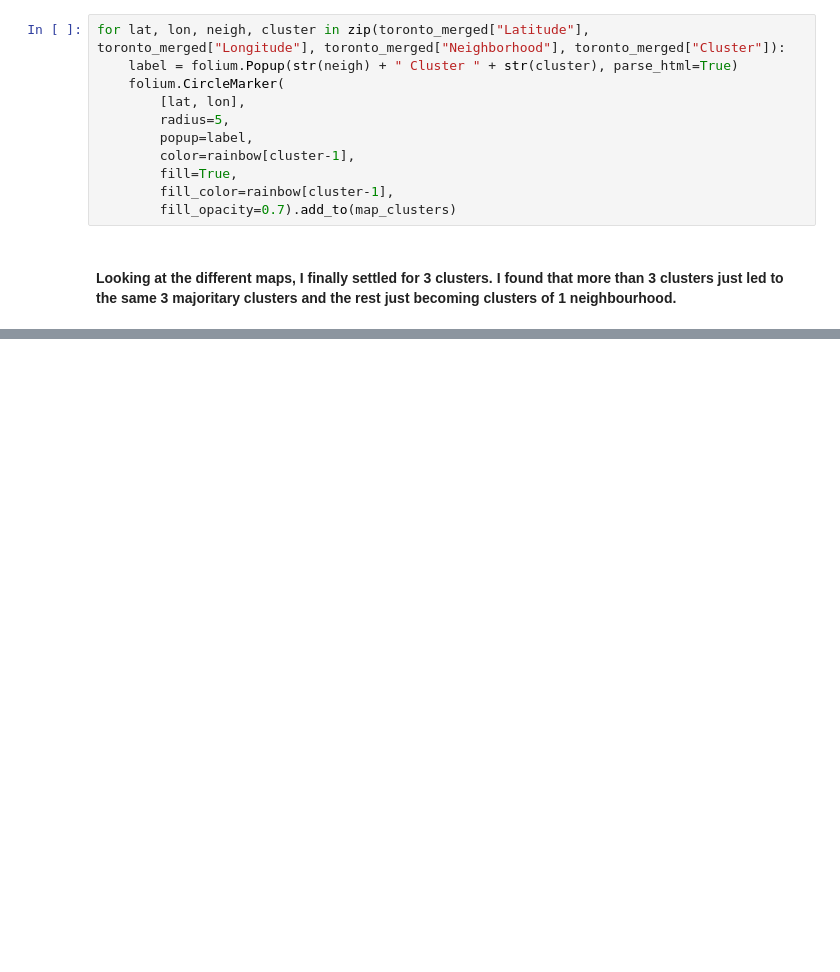
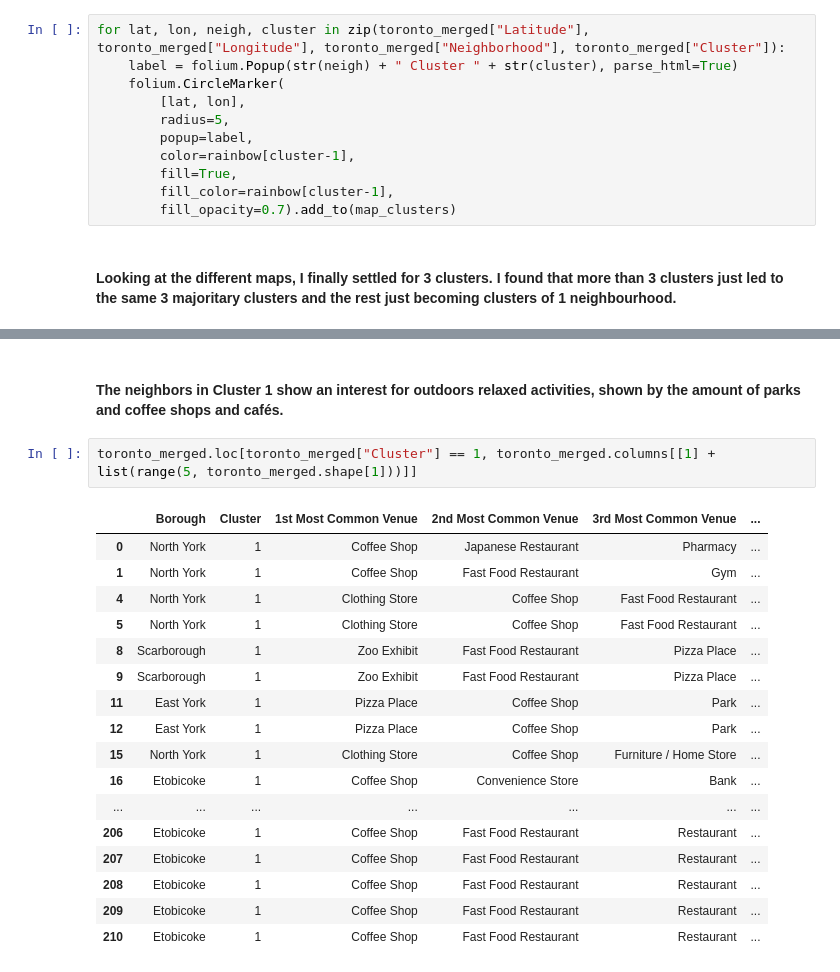
Before and after one commit to blancahuergo/AppliedDataScienceCapstone, a Jupyter notebook: Week 3 Notebook 3.ipynb, the cells around one changed output, grey strips where cells are left out. Saved outputs shown, nothing was run; the diff lists cells and outputs as text; blank space fills up the shorter version.

```diff
--- a/Week 3 Notebook 3.ipynb
+++ b/Week 3 Notebook 3.ipynb
@@ -608,0 +631,22 @@ map_clusters
+# %% [markdown]
+#### The neighbors in Cluster 1 show an interest for outdoors relaxed activities, shown by the amount of parks and coffee shops and cafés.
+# %%
+toronto_merged.loc[toronto_merged["Cluster"] == 1, toronto_merged.columns[[1] + list(range(5, toronto_merged.shape[1]))]]
+# %% [output]
+|  | Borough | Cluster | 1st Most Common Venue | 2nd Most Common Venue | 3rd Most Common Venue | ... |
+| 0 | North York | 1 | Coffee Shop | Japanese Restaurant | Pharmacy | ... |
+| 1 | North York | 1 | Coffee Shop | Fast Food Restaurant | Gym | ... |
+| 4 | North York | 1 | Clothing Store | Coffee Shop | Fast Food Restaurant | ... |
+| 5 | North York | 1 | Clothing Store | Coffee Shop | Fast Food Restaurant | ... |
+| 8 | Scarborough | 1 | Zoo Exhibit | Fast Food Restaurant | Pizza Place | ... |
+| 9 | Scarborough | 1 | Zoo Exhibit | Fast Food Restaurant | Pizza Place | ... |
+| 11 | East York | 1 | Pizza Place | Coffee Shop | Park | ... |
+| 12 | East York | 1 | Pizza Place | Coffee Shop | Park | ... |
+| 15 | North York | 1 | Clothing Store | Coffee Shop | Furniture / Home Store | ... |
+| 16 | Etobicoke | 1 | Coffee Shop | Convenience Store | Bank | ... |
+| ... | ... | ... | ... | ... | ... | ... |
+| 206 | Etobicoke | 1 | Coffee Shop | Fast Food Restaurant | Restaurant | ... |
+| 207 | Etobicoke | 1 | Coffee Shop | Fast Food Restaurant | Restaurant | ... |
+| 208 | Etobicoke | 1 | Coffee Shop | Fast Food Restaurant | Restaurant | ... |
+| 209 | Etobicoke | 1 | Coffee Shop | Fast Food Restaurant | Restaurant | ... |
+| 210 | Etobicoke | 1 | Coffee Shop | Fast Food Restaurant | Restaurant | ... |
```
Also changed, not shown: parts of 5 cells of this notebook.
